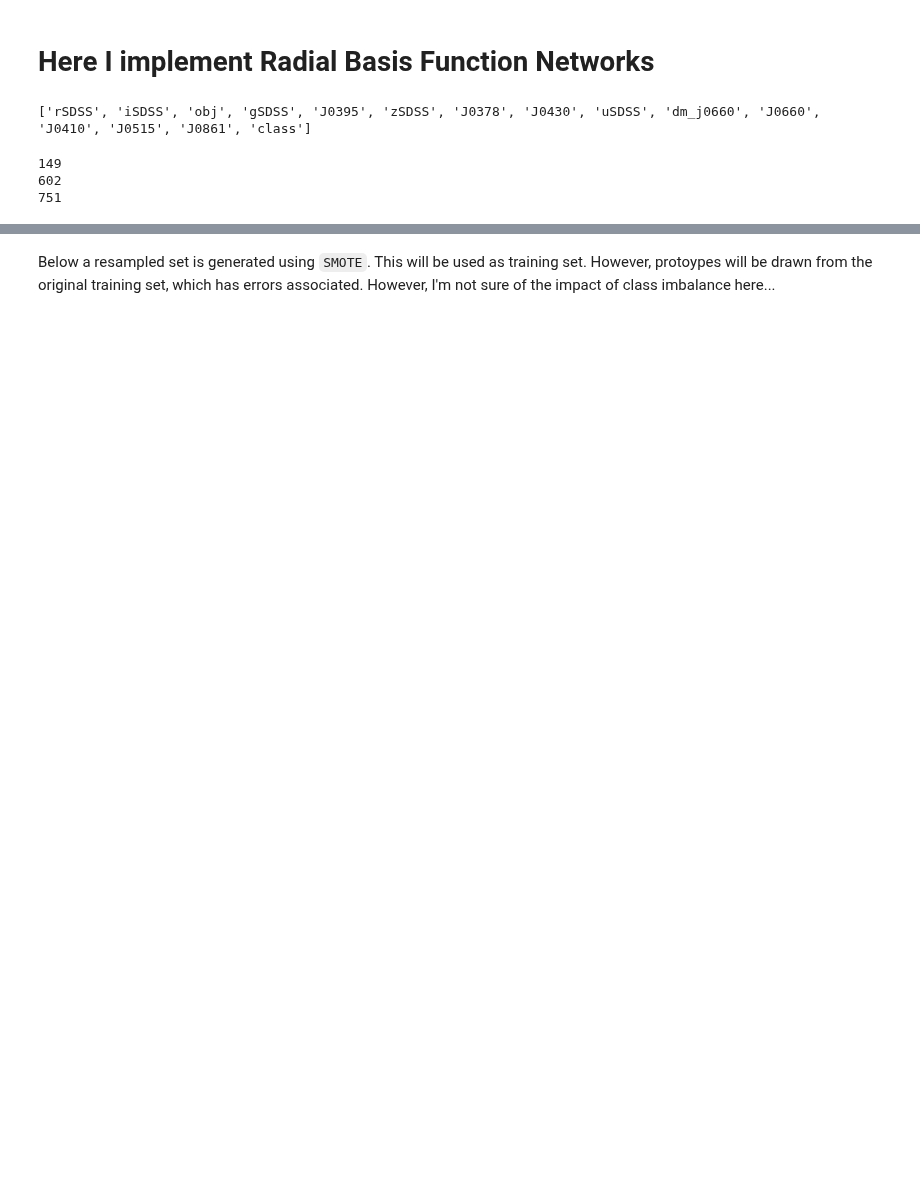
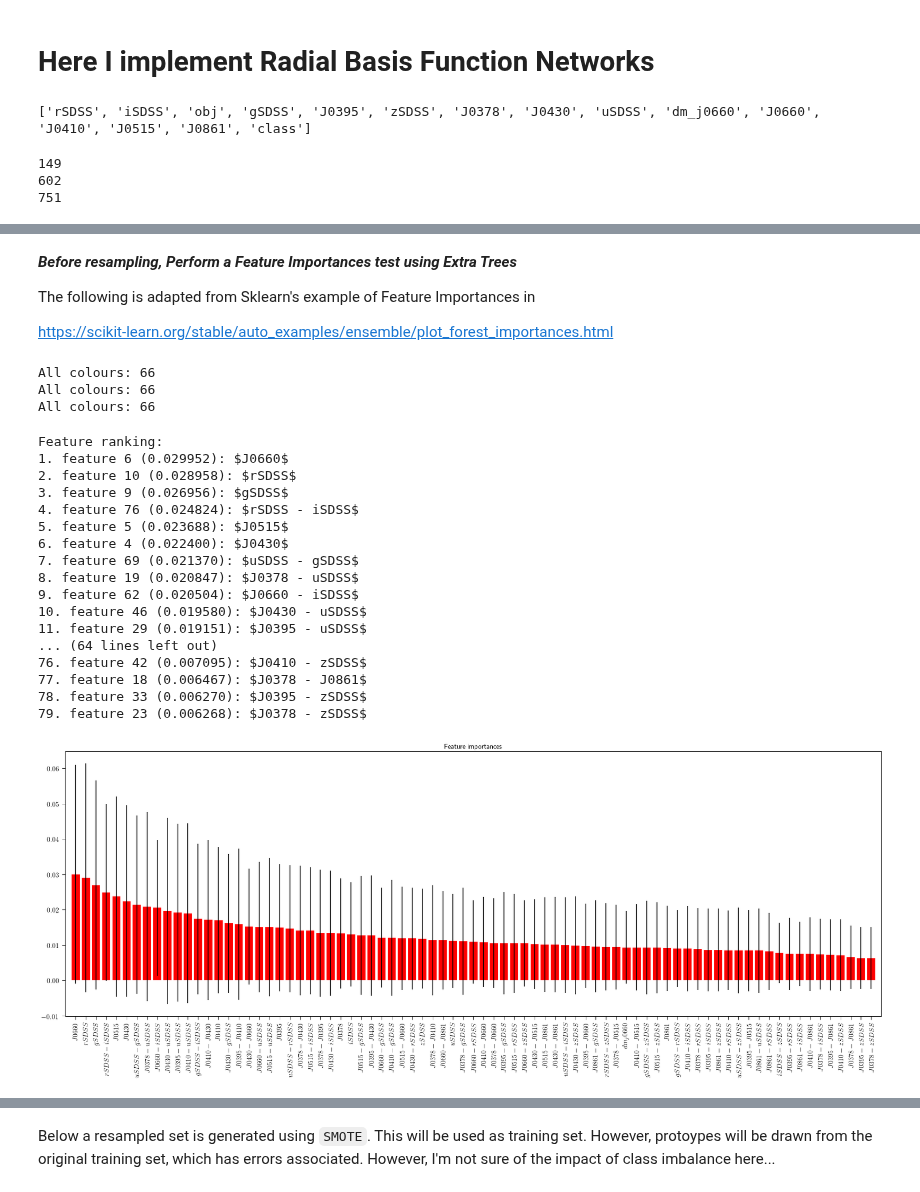
Before and after one commit to aaorsi/ELG_analysis, a Jupyter notebook: py/RBF_Network.ipynb, the cells around one changed output, grey strips where cells are left out. Drawn from its saved outputs; the diff is of its cells as text; code cells hidden in the pictures; blank space fills up the shorter version.

```diff
--- a/py/RBF_Network.ipynb
+++ b/py/RBF_Network.ipynb
@@ -70,6 +70,9 @@ class RBF:
 DataDir = '.'
 import pickle
 dset = pickle.load(open('%s/training_full.data'%DataDir))
+
+dset_original = dset.copy()
+
 print dset.keys()
 
 featnames = ['dm_j0660','J0378','J0395','J0410','J0430','J0515',
@@ -161,0 +167,6 @@ All colours: 10
+# %% [markdown]
+***Before resampling, Perform a Feature Importances test using Extra Trees***
+
+The following is adapted from Sklearn's example of Feature Importances in
+
+https://scikit-learn.org/stable/auto_examples/ensemble/plot_forest_importances.html
@@ -161,0 +208,54 @@ All colours: 10
+# %%
+feat_arr_o, err_arr_o, featnames_o = get_features(dset_original)
+feat_arr, err_arr, featnames = get_features(dset)
+feat_test, err_test, featnames_test = get_features(test_set)
+# %% [output]
+All colours: 66
+All colours: 66
+All colours: 66
+# %%
+def class_to_int(istr):
+    if istr == 'Halpha':
+        return 0
+    elif istr == 'OIII+Hbeta':
+        return 1
+    if istr == 'OII':
+        return 2
+    elif istr == 'contaminant':
+        return 3
+    else:
+        print '%s not recognised'%istr
+        return -99
+
+
+def class_to_int_binary(istr):
+    if istr == 'OII':
+        return 1
+    else:
+        return 0
+# %%
+# get classes in integer format:
+
+y_int = [class_to_int(x) for x in dset_original['class']]
+
+#perform feature importances:
+indices, importance, lnames = feature_importance(feat_arr_o, y_int, featnames, figsize=(30,10), n_estimators= 5000 )
+# %% [output]
+Feature ranking:
+1. feature 6 (0.029952): $J0660$
+2. feature 10 (0.028958): $rSDSS$
+3. feature 9 (0.026956): $gSDSS$
+4. feature 76 (0.024824): $rSDSS - iSDSS$
+5. feature 5 (0.023688): $J0515$
+6. feature 4 (0.022400): $J0430$
+7. feature 69 (0.021370): $uSDSS - gSDSS$
+8. feature 19 (0.020847): $J0378 - uSDSS$
+9. feature 62 (0.020504): $J0660 - iSDSS$
+10. feature 46 (0.019580): $J0430 - uSDSS$
+11. feature 29 (0.019151): $J0395 - uSDSS$
+... (64 lines left out)
+76. feature 42 (0.007095): $J0410 - zSDSS$
+77. feature 18 (0.006467): $J0378 - J0861$
+78. feature 33 (0.006270): $J0395 - zSDSS$
+79. feature 23 (0.006268): $J0378 - zSDSS$
+[figure, added]
```
Also changed, not shown: parts of 6 cells of this notebook, 1 other file.
